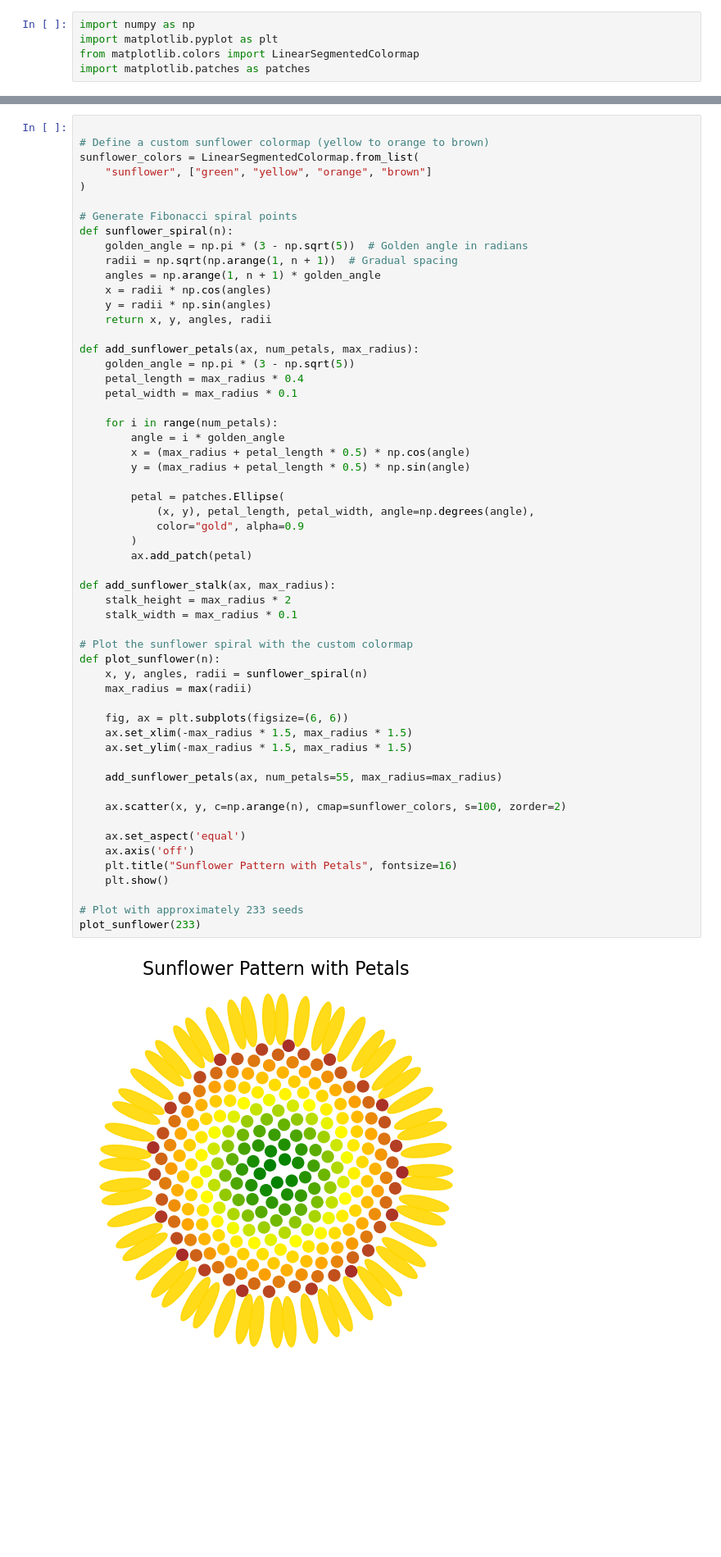
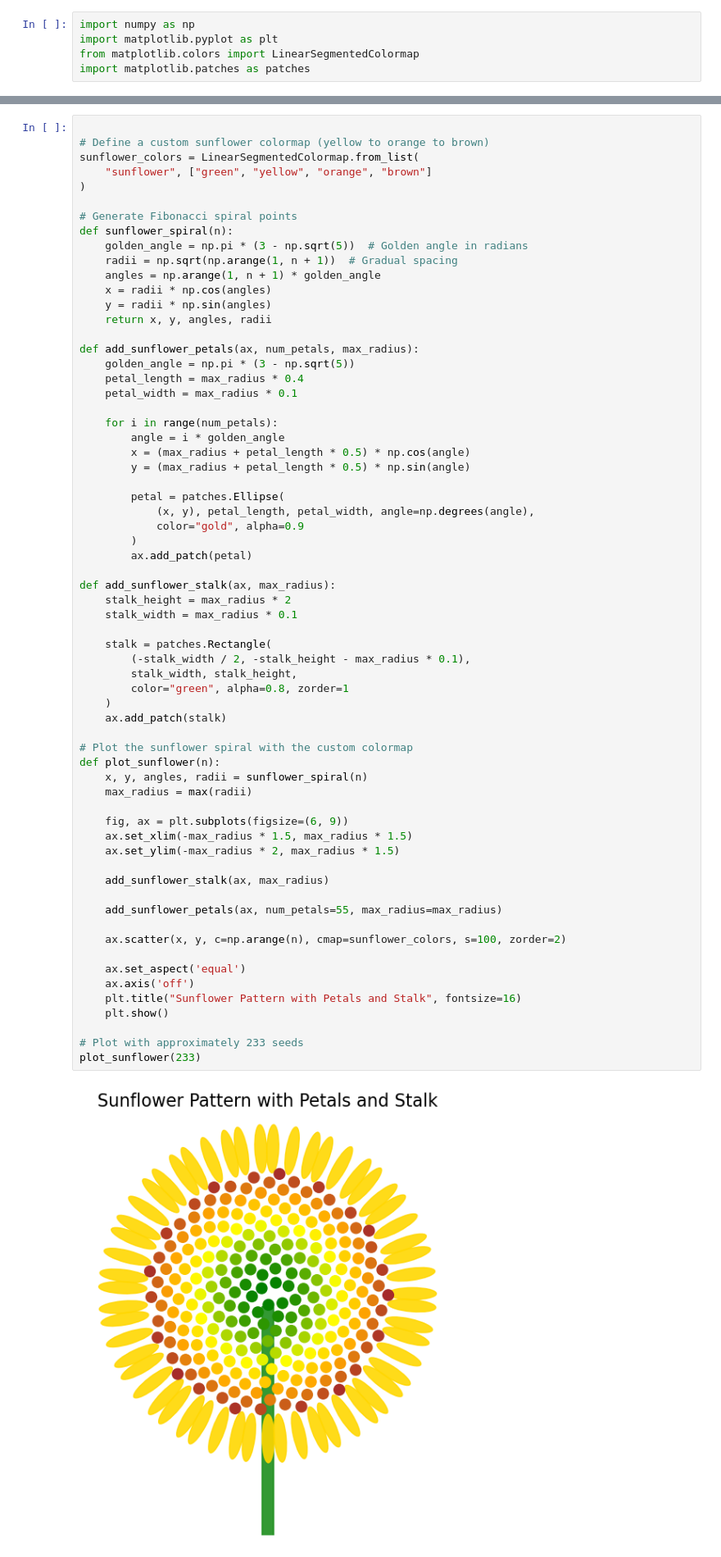
Before and after one commit to DominicSimpson/the-fibonnaci-sequence, a Jupyter notebook: TheFibonacciSequence.ipynb, the cells around one changed output, grey strips where cells are left out. Shown at 82% size. Drawn from its saved outputs; the diff is of its cells as text; blank space fills up the shorter version.

Commit message:
Added stalk to sunflower

```diff
--- a/TheFibonacciSequence.ipynb
+++ b/TheFibonacciSequence.ipynb
@@ -89,37 +89,46 @@ def add_sunflower_petals(ax, num_petals, max_radius):
         y = (max_radius + petal_length * 0.5) * np.sin(angle)
 
         petal = patches.Ellipse(
             (x, y), petal_length, petal_width, angle=np.degrees(angle),
             color="gold", alpha=0.9
         )
         ax.add_patch(petal)
 
 def add_sunflower_stalk(ax, max_radius):
     stalk_height = max_radius * 2
     stalk_width = max_radius * 0.1
 
+    stalk = patches.Rectangle(
+        (-stalk_width / 2, -stalk_height - max_radius * 0.1),
+        stalk_width, stalk_height,
+        color="green", alpha=0.8, zorder=1
+    )
+    ax.add_patch(stalk)
+
 # Plot the sunflower spiral with the custom colormap
 def plot_sunflower(n):
     x, y, angles, radii = sunflower_spiral(n)
     max_radius = max(radii)
 
-    fig, ax = plt.subplots(figsize=(6, 6))
+    fig, ax = plt.subplots(figsize=(6, 9))
     ax.set_xlim(-max_radius * 1.5, max_radius * 1.5)
-    ax.set_ylim(-max_radius * 1.5, max_radius * 1.5)
+    ax.set_ylim(-max_radius * 2, max_radius * 1.5)
+
+    add_sunflower_stalk(ax, max_radius)
 
     add_sunflower_petals(ax, num_petals=55, max_radius=max_radius)
 
     ax.scatter(x, y, c=np.arange(n), cmap=sunflower_colors, s=100, zorder=2)
 
     ax.set_aspect('equal')
     ax.axis('off')
-    plt.title("Sunflower Pattern with Petals", fontsize=16)
+    plt.title("Sunflower Pattern with Petals and Stalk", fontsize=16)
     plt.show()
 
 # Plot with approximately 233 seeds
 plot_sunflower(233)
 # %% [output]
-[figure, old version]
+[figure, new version]
 # %%
 
 # Generate Fibonacci sequence
```
